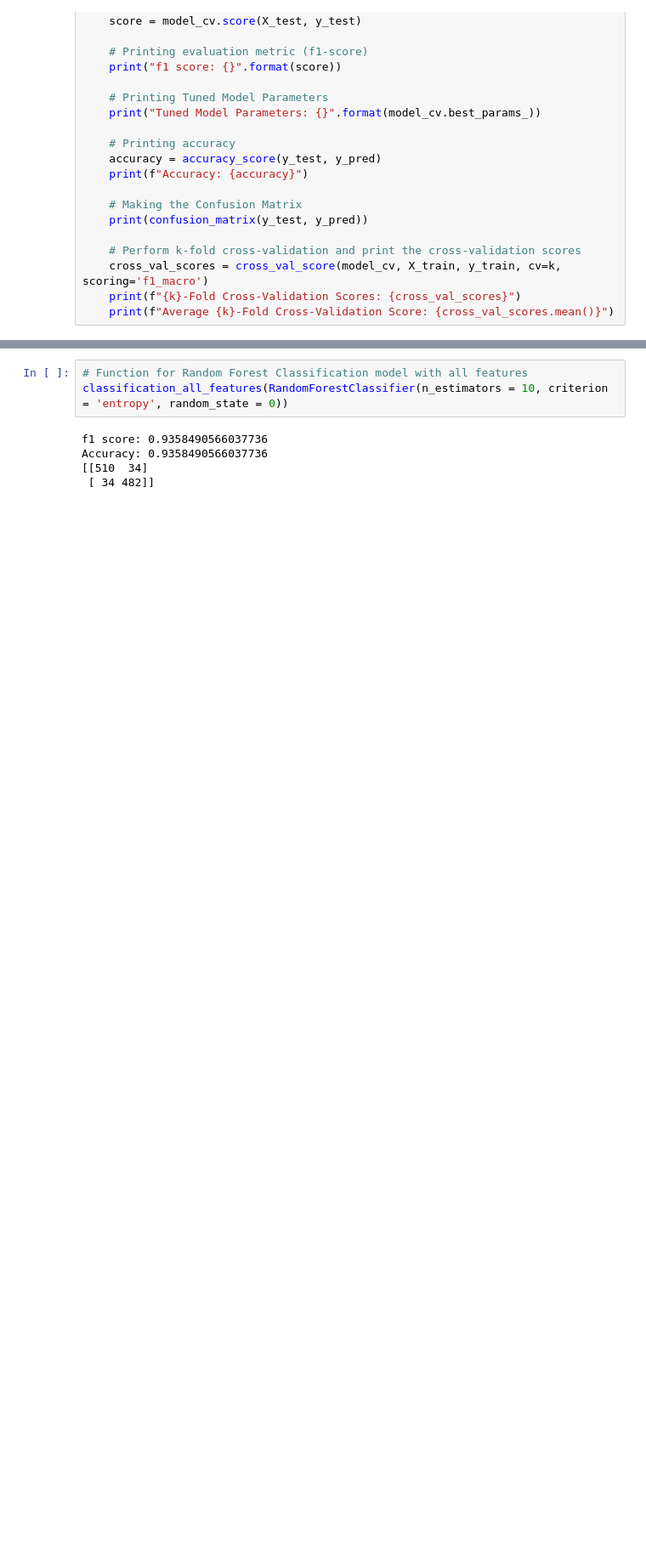
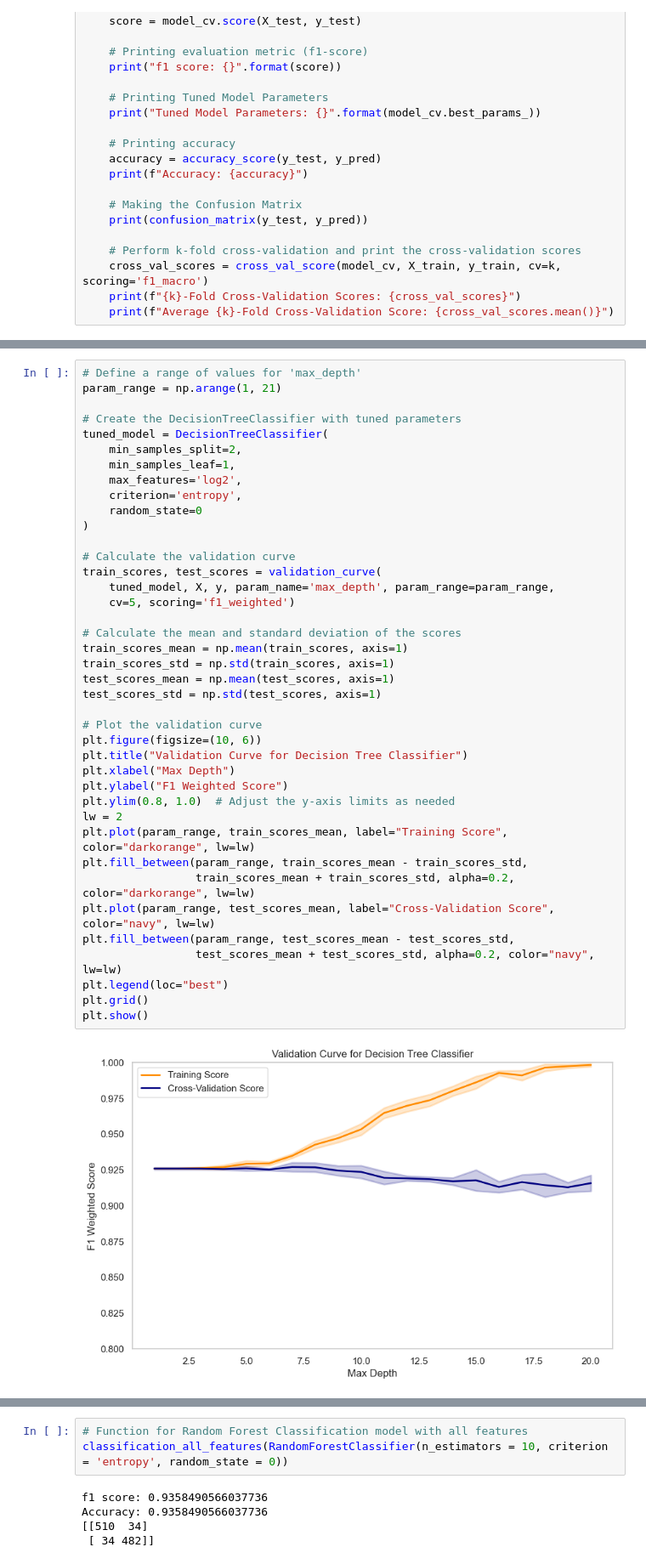
Before and after one commit to heitorgaf/Strategic-Thinking--CA, a Jupyter notebook: StratThink_HDipData_CA1.ipynb, the cells around one changed output, grey strips where cells are left out. Shown at 85% size. Drawn from its saved outputs; the diff is of its cells as text; blank space fills up the shorter version.

Commit message:
Testing cross validation and validation curve in machine learning models

```diff
--- a/StratThink_HDipData_CA1.ipynb
+++ b/StratThink_HDipData_CA1.ipynb
@@ -613,0 +613,42 @@ Average 5-Fold Cross-Validation Score: 0.8785635576363944
+# %%
+# Define a range of values for 'max_depth'
+param_range = np.arange(1, 21)
+
+# Create the DecisionTreeClassifier with tuned parameters
+tuned_model = DecisionTreeClassifier(
+    min_samples_split=2,
+    min_samples_leaf=1,
+    max_features='log2',
+    criterion='entropy',
+    random_state=0
+)
+
+# Calculate the validation curve
+train_scores, test_scores = validation_curve(
+    tuned_model, X, y, param_name='max_depth', param_range=param_range,
+    cv=5, scoring='f1_weighted')
+
+# Calculate the mean and standard deviation of the scores
+train_scores_mean = np.mean(train_scores, axis=1)
+train_scores_std = np.std(train_scores, axis=1)
+test_scores_mean = np.mean(test_scores, axis=1)
+test_scores_std = np.std(test_scores, axis=1)
+
+# Plot the validation curve
+plt.figure(figsize=(10, 6))
+plt.title("Validation Curve for Decision Tree Classifier")
+plt.xlabel("Max Depth")
+plt.ylabel("F1 Weighted Score")
+plt.ylim(0.8, 1.0)  # Adjust the y-axis limits as needed
+lw = 2
+plt.plot(param_range, train_scores_mean, label="Training Score", color="darkorange", lw=lw)
+plt.fill_between(param_range, train_scores_mean - train_scores_std,
+                 train_scores_mean + train_scores_std, alpha=0.2, color="darkorange", lw=lw)
+plt.plot(param_range, test_scores_mean, label="Cross-Validation Score", color="navy", lw=lw)
+plt.fill_between(param_range, test_scores_mean - test_scores_std,
+                 test_scores_mean + test_scores_std, alpha=0.2, color="navy", lw=lw)
+plt.legend(loc="best")
+plt.grid()
+plt.show()
+# %% [output]
+[figure, added]
```
Also changed, not shown: parts of 72 cells of this notebook.
